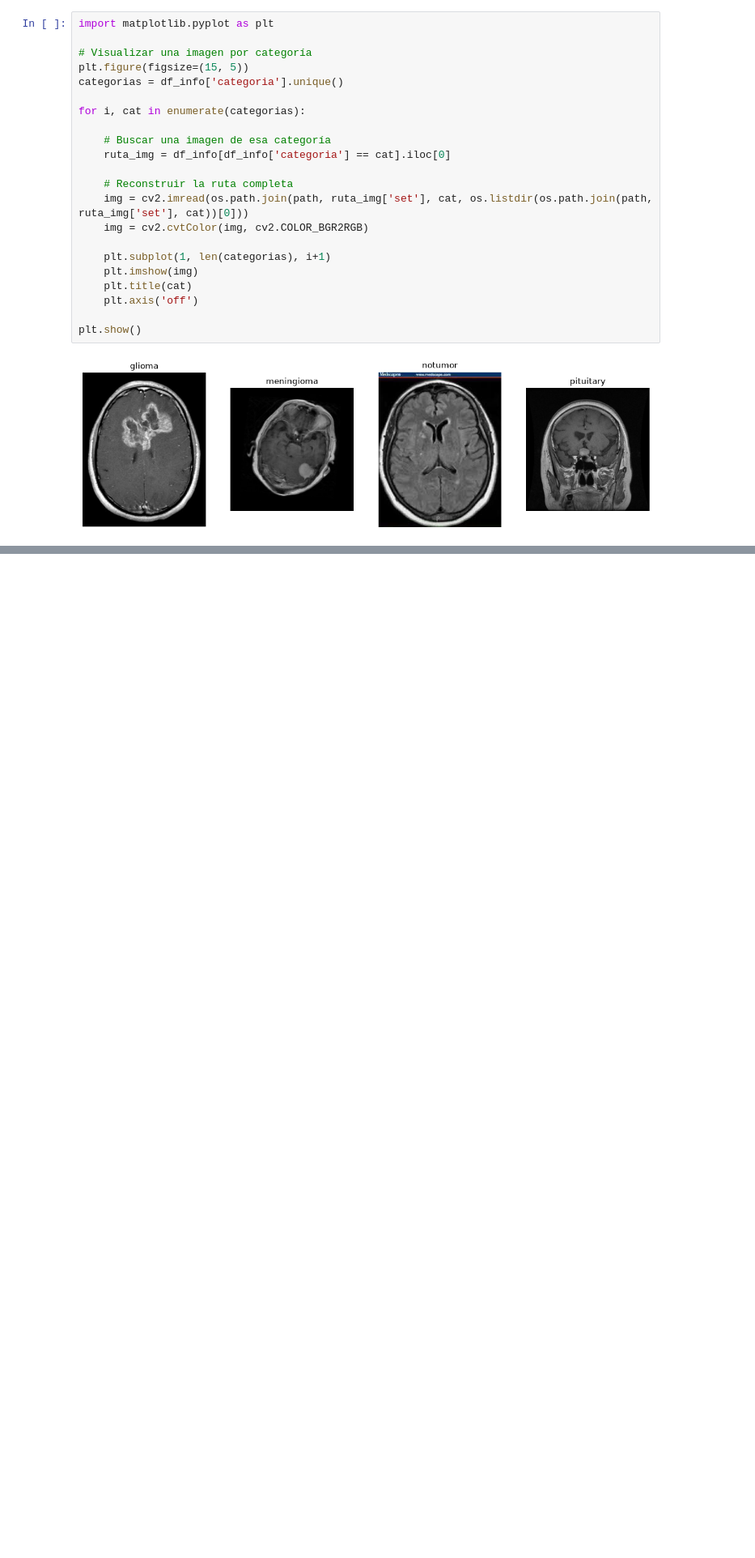
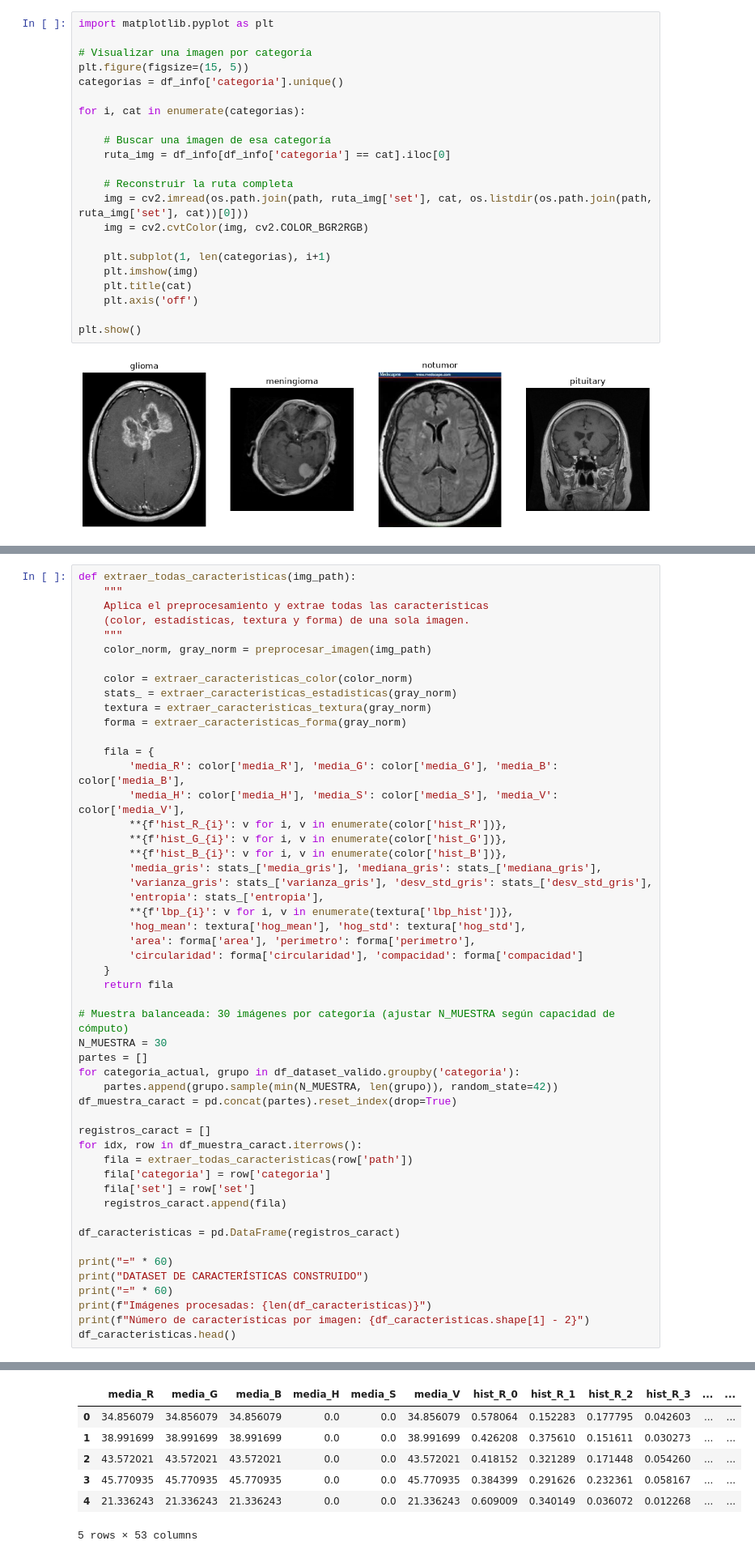
Before and after one commit to Alelop-Itu/TUMORES-CEREBRALES, a Jupyter notebook: Tumores cerebrales.ipynb, the cells around one changed output, grey strips where cells are left out. Shown at 81% size. Saved outputs shown, nothing was run; the diff lists cells and outputs as text; blank space fills up the shorter version.

Commit message:
Actualizando el notebook con la nueva versión

```diff
--- a/Tumores cerebrales.ipynb
+++ b/Tumores cerebrales.ipynb
@@ -177,0 +1116,52 @@ plt.show()
+# %%
+def extraer_todas_caracteristicas(img_path):
+    """
+    Aplica el preprocesamiento y extrae todas las características
+    (color, estadísticas, textura y forma) de una sola imagen.
+    """
+    color_norm, gray_norm = preprocesar_imagen(img_path)
+
+    color = extraer_caracteristicas_color(color_norm)
+    stats_ = extraer_caracteristicas_estadisticas(gray_norm)
+    textura = extraer_caracteristicas_textura(gray_norm)
+    forma = extraer_caracteristicas_forma(gray_norm)
+
+    fila = {
+        'media_R': color['media_R'], 'media_G': color['media_G'], 'media_B': color['media_B'],
+        'media_H': color['media_H'], 'media_S': color['media_S'], 'media_V': color['media_V'],
+        **{f'hist_R_{i}': v for i, v in enumerate(color['hist_R'])},
+        **{f'hist_G_{i}': v for i, v in enumerate(color['hist_G'])},
+        **{f'hist_B_{i}': v for i, v in enumerate(color['hist_B'])},
+        'media_gris': stats_['media_gris'], 'mediana_gris': stats_['mediana_gris'],
+        'varianza_gris': stats_['varianza_gris'], 'desv_std_gris': stats_['desv_std_gris'],
+        'entropia': stats_['entropia'],
+        **{f'lbp_{i}': v for i, v in enumerate(textura['lbp_hist'])},
+        'hog_mean': textura['hog_mean'], 'hog_std': textura['hog_std'],
+        'area': forma['area'], 'perimetro': forma['perimetro'],
+        'circularidad': forma['circularidad'], 'compacidad': forma['compacidad']
+    }
+    return fila
+
+# Muestra balanceada: 30 imágenes por categoría (ajustar N_MUESTRA según capacidad de cómputo)
+N_MUESTRA = 30
+partes = []
+for categoria_actual, grupo in df_dataset_valido.groupby('categoria'):
+    partes.append(grupo.sample(min(N_MUESTRA, len(grupo)), random_state=42))
+df_muestra_caract = pd.concat(partes).reset_index(drop=True)
+
+registros_caract = []
+for idx, row in df_muestra_caract.iterrows():
+    fila = extraer_todas_caracteristicas(row['path'])
+    fila['categoria'] = row['categoria']
+    fila['set'] = row['set']
+    registros_caract.append(fila)
+
+df_caracteristicas = pd.DataFrame(registros_caract)
+
+print("=" * 60)
+print("DATASET DE CARACTERÍSTICAS CONSTRUIDO")
+print("=" * 60)
+print(f"Imágenes procesadas: {len(df_caracteristicas)}")
+print(f"Número de características por imagen: {df_caracteristicas.shape[1] - 2}")
+df_caracteristicas.head()
+# %% [output]
@@ -177,0 +1173,7 @@ plt.show()
+|  | media_R | media_G | media_B | media_H | media_S | media_V | hist_R_0 | hist_R_1 | hist_R_2 | hist_R_3 | ... | ... |
+| 0 | 34.856079 | 34.856079 | 34.856079 | 0.0 | 0.0 | 34.856079 | 0.578064 | 0.152283 | 0.177795 | 0.042603 | ... | ... |
+| 1 | 38.991699 | 38.991699 | 38.991699 | 0.0 | 0.0 | 38.991699 | 0.426208 | 0.375610 | 0.151611 | 0.030273 | ... | ... |
+| 2 | 43.572021 | 43.572021 | 43.572021 | 0.0 | 0.0 | 43.572021 | 0.418152 | 0.321289 | 0.171448 | 0.054260 | ... | ... |
+| 3 | 45.770935 | 45.770935 | 45.770935 | 0.0 | 0.0 | 45.770935 | 0.384399 | 0.291626 | 0.232361 | 0.058167 | ... | ... |
+| 4 | 21.336243 | 21.336243 | 21.336243 | 0.0 | 0.0 | 21.336243 | 0.609009 | 0.340149 | 0.036072 | 0.012268 | ... | ... |
+5 rows × 53 columns
```
Also changed, not shown: parts of 63 cells of this notebook.
